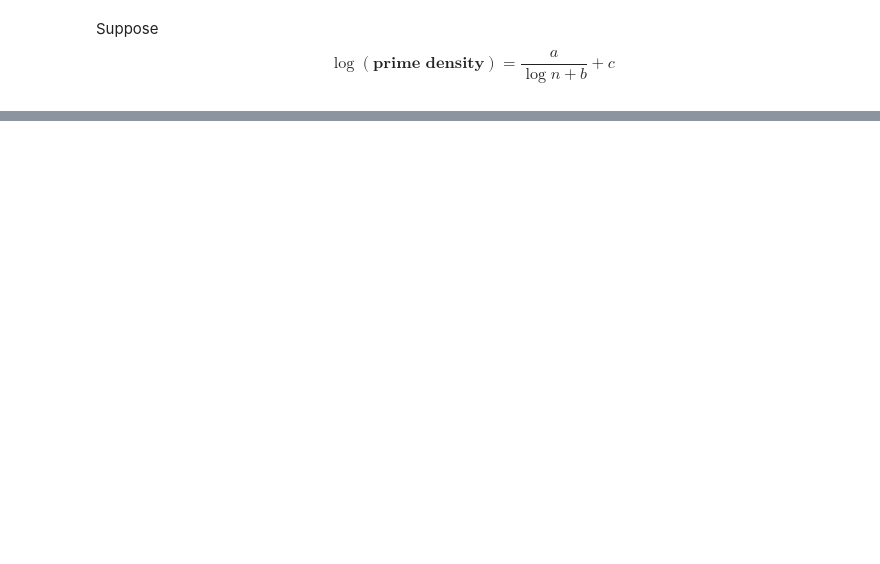
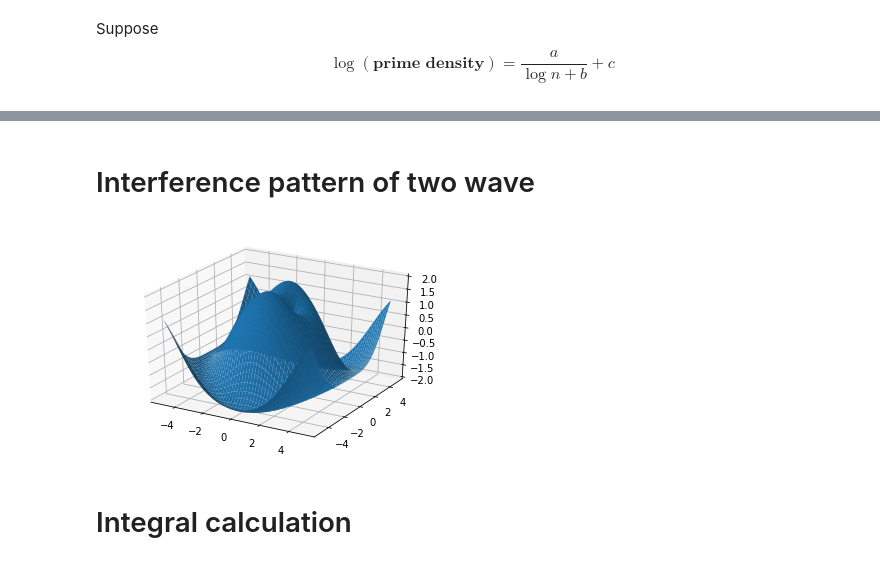
Before and after one commit to watertien/computational_physics, a Jupyter notebook: plt_usage.ipynb, the cells around one changed output, grey strips where cells are left out. Saved outputs shown, nothing was run; the diff lists cells and outputs as text; code cells hidden in the pictures; blank space fills up the shorter version.

```diff
--- a/plt_usage.ipynb
+++ b/plt_usage.ipynb
@@ -180,0 +196,41 @@ Fit result: Prime Density = 34.2169/(log(n)+7.5691) + -4.1369
+# %% [markdown]
+# Interference pattern of two wave
+# %%
+import matplotlib.animation as animation
+from mpl_toolkits.mplot3d import Axes3D
+
+x = np.linspace(-5, 5)
+y = np.linspace(-5, 5)
+
+
+def wave2D(x, y, t, omega=2, origin=(0, 0)):
+    # Amplitude of 2-D wave is proportional to sin(omega * t - k*(r-r0))
+    r = np.sqrt((x- origin[0])**2 + (y - origin[1])**2)
+    return np.sin(r - omega * t)
+
+
+def update(t):
+    ax.clear()
+    wave1 = wave2D(xx, yy, t, origin=(1, 0))
+    wave2 = wave2D(xx, yy, t, origin=(-1, 0))
+    surface = ax.plot_surface(xx, yy, wave1 + wave2)
+    ax.set_zlim(-2, 2)
+    return surface,
+
+
+# Create 2-D mesh
+xx, yy = np.meshgrid(x, y)
+zz = wave2D(xx, yy, 0)
+
+fig = plt.figure()
+ax = fig.add_subplot(111, projection='3d')
+ax.plot_surface(xx, yy, zz)
+
+ani = animation.FuncAnimation(fig, update, frames=np.linspace(0, 2*np.pi, 128),
+                              interval=100, repeat=True, blit=True)
+
+# ani.save("wave2D.gif", writer="imagemagick", fps=60)
+# %% [output]
+[figure, added]
+# %% [markdown]
+# Integral calculation
```
Also changed, not shown: parts of 9 cells of this notebook, 4 other files.
